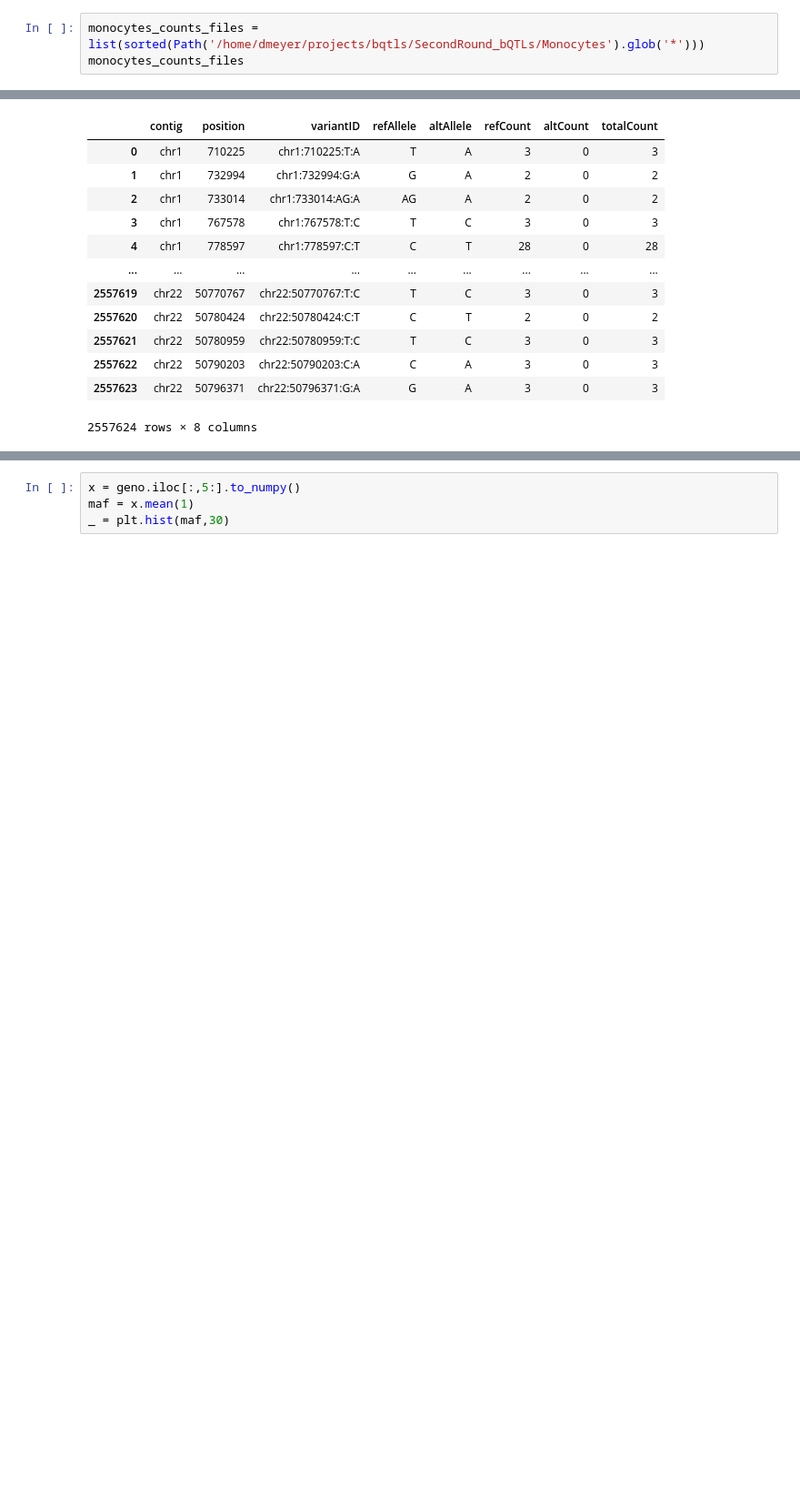
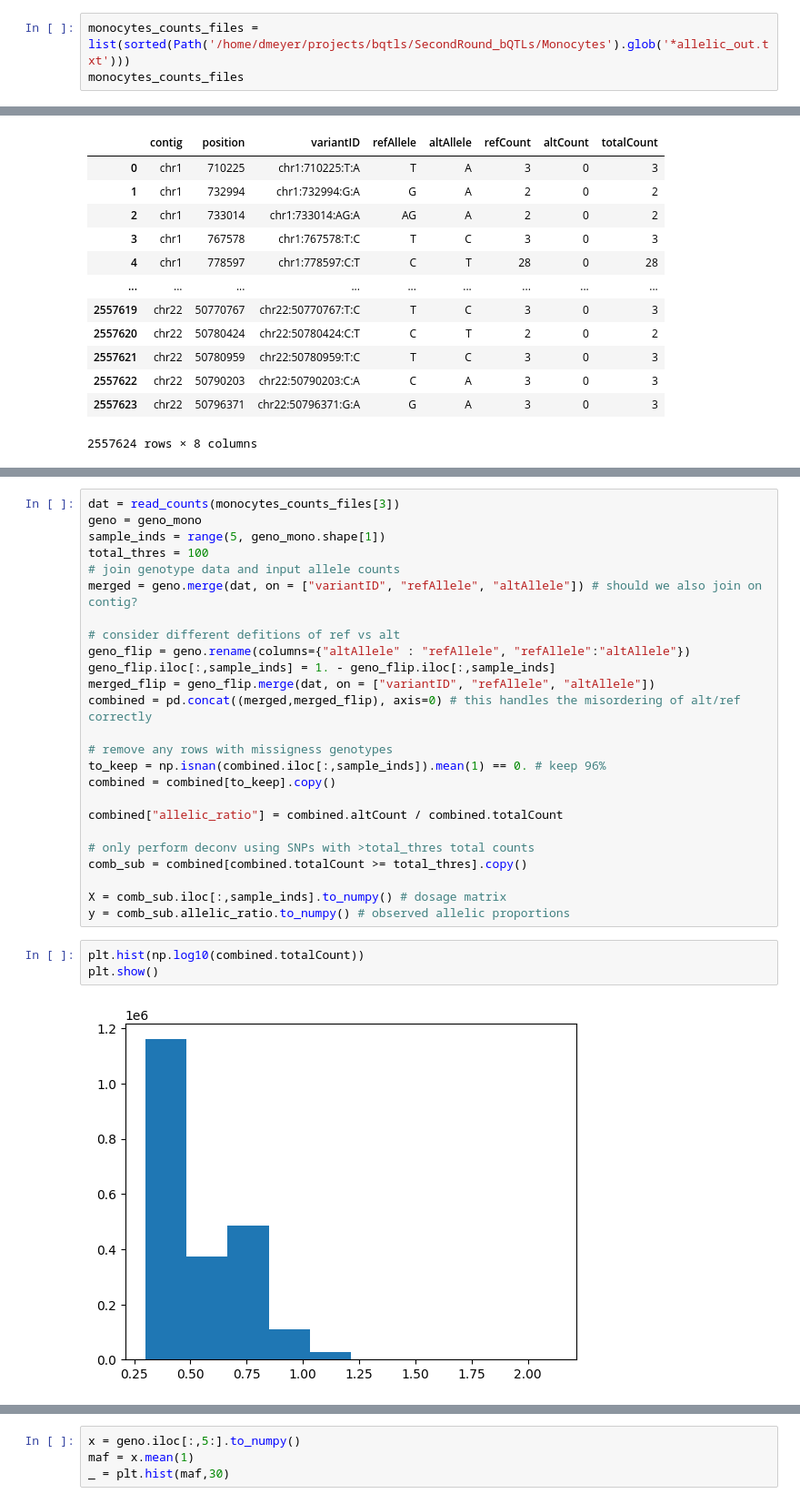
Before and after one commit to daklab/poolqtl, a Jupyter notebook: src/ariana_round2.ipynb, the cells around one changed output, grey strips where cells are left out. Shown at 91% size. Cells and saved outputs as stored; diff of their text form; blank space fills up the shorter version.

```diff
--- a/src/ariana_round2.ipynb
+++ b/src/ariana_round2.ipynb
@@ -58,7 +48,7 @@ microglia_counts_files
  PosixPath('/home/dmeyer/projects/bqtls/SecondRound_bQTLs/Microglia_European_only/MEF2C_eur_mic_allelic_out.txt'),
  PosixPath('/home/dmeyer/projects/bqtls/SecondRound_bQTLs/Microglia_European_only/PU1_eur_mic_allelic_out.txt')]
 # %%
-monocytes_counts_files = list(sorted(Path('/home/dmeyer/projects/bqtls/SecondRound_bQTLs/Monocytes').glob('*')))
+monocytes_counts_files = list(sorted(Path('/home/dmeyer/projects/bqtls/SecondRound_bQTLs/Monocytes').glob('*allelic_out.txt')))
 monocytes_counts_files
 # %% [output]
 [PosixPath('/home/dmeyer/projects/bqtls/SecondRound_bQTLs/Monocytes/CEBPB_mono_allelic_out.txt'),
@@ -129,0 +127,30 @@ sum(w)=0.956018 ideally would be 1
+# %%
+dat = read_counts(monocytes_counts_files[3])
+geno = geno_mono
+sample_inds = range(5, geno_mono.shape[1])
+total_thres = 100
+# join genotype data and input allele counts
+merged = geno.merge(dat, on = ["variantID", "refAllele", "altAllele"]) # should we also join on contig?
+
+# consider different defitions of ref vs alt
+geno_flip = geno.rename(columns={"altAllele" : "refAllele", "refAllele":"altAllele"})
+geno_flip.iloc[:,sample_inds] = 1. - geno_flip.iloc[:,sample_inds]
+merged_flip = geno_flip.merge(dat, on = ["variantID", "refAllele", "altAllele"])
+combined = pd.concat((merged,merged_flip), axis=0) # this handles the misordering of alt/ref correctly
+
+# remove any rows with missigness genotypes
+to_keep = np.isnan(combined.iloc[:,sample_inds]).mean(1) == 0. # keep 96%
+combined = combined[to_keep].copy()
+
+combined["allelic_ratio"] = combined.altCount / combined.totalCount
+
+# only perform deconv using SNPs with >total_thres total counts
+comb_sub = combined[combined.totalCount >= total_thres].copy()
+
+X = comb_sub.iloc[:,sample_inds].to_numpy() # dosage matrix
+y = comb_sub.allelic_ratio.to_numpy() # observed allelic proportions
+# %%
+plt.hist(np.log10(combined.totalCount))
+plt.show()
+# %% [output]
+[figure, added]
```
Also changed, not shown: parts of 13 cells of this notebook, 1 other file.
